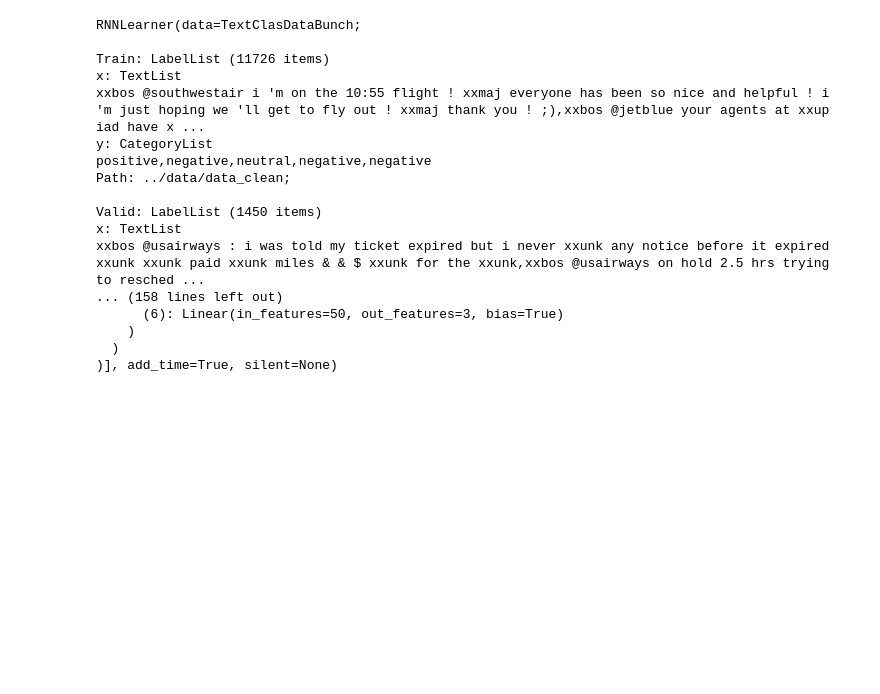
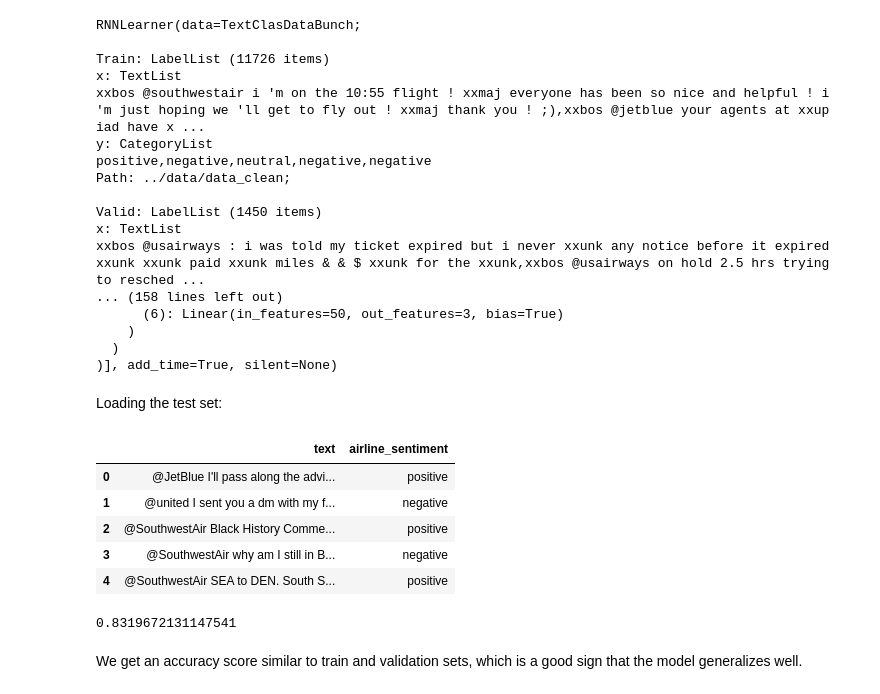
Before and after one commit to rcylwa/twitter_sentiment_api, a Jupyter notebook: nbs/3_testing.ipynb, the cells around one changed output. Cells and saved outputs as stored; diff of their text form; code cells hidden in the pictures; blank space fills up the shorter version.

```diff
--- a/nbs/3_testing.ipynb
+++ b/nbs/3_testing.ipynb
@@ -33,0 +32,12 @@ data_clas.
+# %% [markdown]
+Loading the test set:
+# %%
+df_test = pd.read_csv('../data/data_clean/test.csv')
+df_test.head()
+# %% [output]
+|  | text | airline_sentiment |
+| 0 | @JetBlue I'll pass along the advi... | positive |
+| 1 | @united I sent you a dm with my f... | negative |
+| 2 | @SouthwestAir Black History Comme... | positive |
+| 3 | @SouthwestAir why am I still in B... | negative |
+| 4 | @SouthwestAir SEA to DEN. South S... | positive |
@@ -33,0 +46,7 @@ data_clas.
+# %%
+from sklearn.metrics import accuracy_score
+accuracy_score(df_test.airline_sentiment, preds)
+# %% [output]
+0.8319672131147541
+# %% [markdown]
+We get an accuracy score similar to train and validation sets, which is a good sign that the model generalizes well.
```
Also changed, not shown: parts of 5 cells of this notebook, 2 other files.
